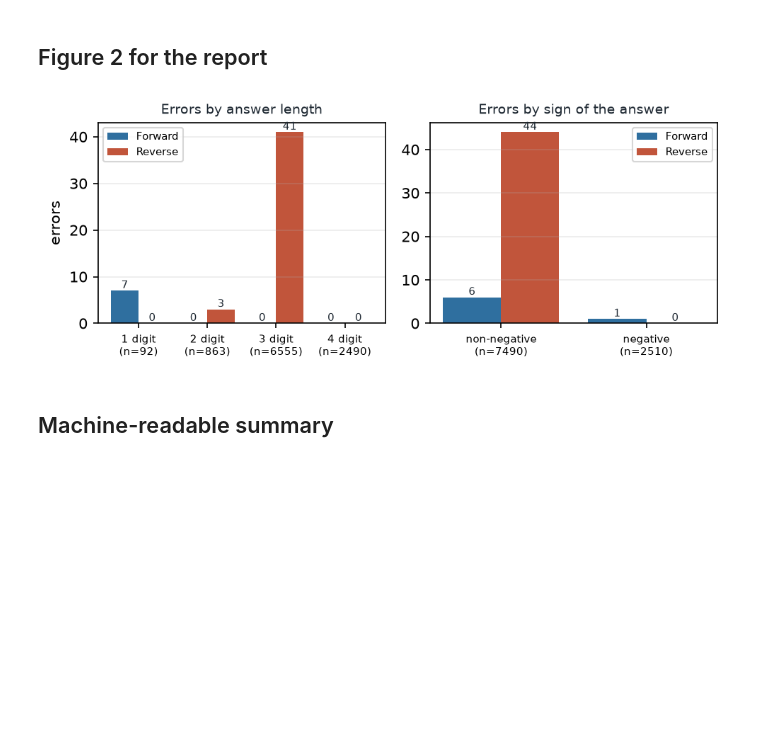
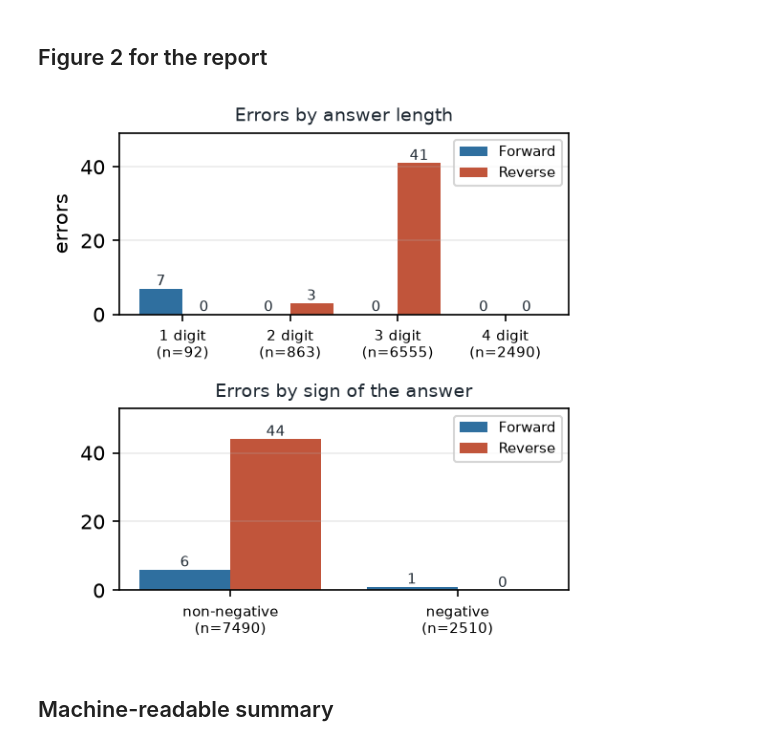
Before and after one commit to KaranR03/AdvancedMachineLearning, a Jupyter notebook: Ass5/Final/project5_code/main_report.ipynb, the cells around one changed output. Drawn from its saved outputs; the diff is of its cells as text; code cells hidden in the pictures; blank space fills up the shorter version.

```diff
--- a/Ass5/Final/project5_code/main_report.ipynb
+++ b/Ass5/Final/project5_code/main_report.ipynb
@@ -875,7 +875,7 @@ plt.show()
 # %%
 # Figure 2: the same errors cut by how long the answer is and whether it is negative, which is
 # the axis the brief calls "longer strings".
-fig, axes = plt.subplots(1, 2, figsize=(6.6, 2.7), dpi=150)
+fig, axes = plt.subplots(2, 1, figsize=(3.9, 4.0), dpi=150)
 
 # Left panel: how long the answer is. Right panel: whether it is negative, which is the
 # only case carrying a sign token and the only one reverse mode emits last.
@@ -888,34 +888,38 @@ for xi, k in zip(x, digit_rows):
                  fontsize=7, color=INK)
     axes[0].text(xi + 0.2, length_rows[k][2], str(length_rows[k][2]), ha="center", va="bottom",
                  fontsize=7, color=INK)
+# The count above the tallest bar is drawn upwards from it, so the axis needs headroom of
+# its own or that label lands on the frame.
+axes[0].set_ylim(0, max(max(length_rows[k][1], length_rows[k][2]) for k in digit_rows) * 1.2)
 axes[0].set_xticks(x)
 axes[0].set_xticklabels([f"{k}\n(n={length_rows[k][0]})" for k in digit_rows], fontsize=7)
 axes[0].set_ylabel("errors")
 axes[0].grid(alpha=0.25, axis="y")
 axes[0].legend(fontsize=7)
 axes[0].set_title("Errors by answer length", fontsize=9, color=INK)
 
 # Counts are labelled on every bar so the figure carries its own numbers.
 sign_rows = ["non-negative", "negative"]
 x = np.arange(len(sign_rows))
 axes[1].bar(x - 0.2, [length_rows[k][1] for k in sign_rows], 0.4, color=ACCENT, label="Forward")
 axes[1].bar(x + 0.2, [length_rows[k][2] for k in sign_rows], 0.4, color=WARM, label="Reverse")
 for xi, k in zip(x, sign_rows):
     axes[1].text(xi - 0.2, length_rows[k][1], str(length_rows[k][1]), ha="center", va="bottom",
                  fontsize=7, color=INK)
     axes[1].text(xi + 0.2, length_rows[k][2], str(length_rows[k][2]), ha="center", va="bottom",
                  fontsize=7, color=INK)
+axes[1].set_ylim(0, max(max(length_rows[k][1], length_rows[k][2]) for k in sign_rows) * 1.2)
 axes[1].set_xticks(x)
 axes[1].set_xticklabels([f"{k}\n(n={length_rows[k][0]})" for k in sign_rows], fontsize=7)
 axes[1].grid(alpha=0.25, axis="y")
 axes[1].legend(fontsize=7)
 axes[1].set_title("Errors by sign of the answer", fontsize=9, color=INK)
 
 plt.tight_layout()
 plt.savefig("figure_2_by_length.pdf", bbox_inches="tight")
 plt.show()
 # %% [output]
-[figure, old version]
+[figure, new version]
 # %% [markdown]
 ## Machine-readable summary
 # %%
```
Also changed, not shown: 12 other files.
